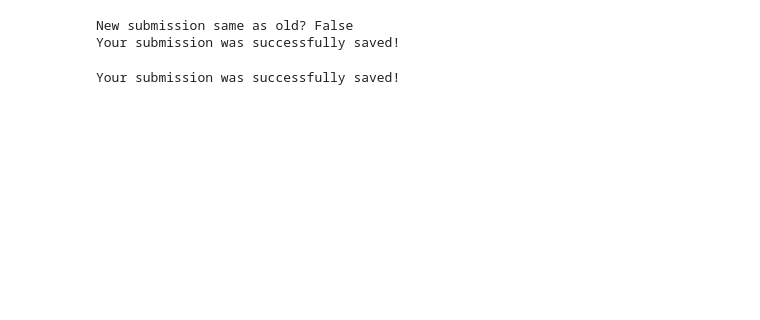
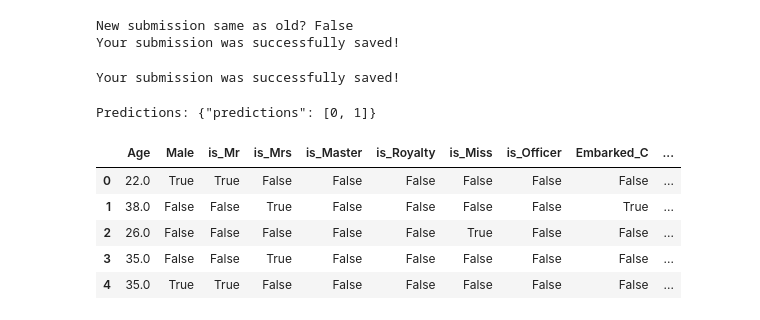
Before and after one commit to tomislavrekic/MLOps-Testing, a Jupyter notebook: src/titanic.ipynb, the cells around one changed output. Saved outputs shown, nothing was run; the diff lists cells and outputs as text; code cells hidden in the pictures; blank space fills up the shorter version.

Commit message:
testing GH actions

```diff
--- a/src/titanic.ipynb
+++ b/src/titanic.ipynb
@@ -146,7 +146,7 @@ mlflow_exp_name = "titanic-hyp-" + str(uuid.uuid4()).split("-")[0]
 preprocessor = DataPreprocessor()
 
 best_params = rft.tune_model(train_df,
-                         n_trials=150,
+                         n_trials=100,
                          preprocessor=preprocessor,
                          study_name=mlflow_exp_name,
                          mlflow_tracking_uri=mlflow_tracking_uri)
@@ -170,6 +170,9 @@ with mlflow.start_run(run_name='rf_baseline'):
                     preprocessor=preprocessor)
 
     joined_train = pd.concat((X_train,y_train),axis=1)
+    db_path = "../data/df.parquet.gzip"
+    joined_train.to_parquet(db_path, compression="gzip")
+    mlflow.log_artifact(db_path)
     mlflow_train_dataset: PandasDataset = mlflow.data.from_pandas(joined_train)
     mlflow.log_input(mlflow_train_dataset, context="training")
     mlflow.log_params(params=param)
@@ -219,6 +222,59 @@ output.to_csv('../kaggle/titanic/submission.csv', index=False)
 print("Your submission was successfully saved!")
 # %% [output]
 Your submission was successfully saved!
+# %%
+import requests
+import json
+
+host = '0.0.0.0'
+port = '5002'
+
+url = f'http://{host}:{port}/invocations'
+
+headers = {
+    'Content-Type': 'application/json',
+}
+
+# test_data is a Pandas dataframe with data for testing the ML model
+process = DataPreprocessor()
+x_test = process.preprocess_dataset(test_df, test=True)
+http_data = x_test.iloc[0].to_json(orient='split')
+
+temp_data = json.loads(http_data)
+#["Age","Male","is_Mr","is_Royalty","is_Mrs","is_Master","is_Miss","is_Officer","Embarked_C","Embarked_Q",
+# "Embarked_S","Pclass_1","Pclass_2","Pclass_3","FamilySize","FarePerPerson"]
+pred_data = [[34.5,True,True,False,False,False,False,False,False,True,False,False,False,True,0,7.8292],
+             [22.0,False,False,False,False,False,True,False,False,True,False,True,False,False,4,17.8292]]
+a = {
+    "dataframe_split": {
+        "columns": temp_data["index"],
+        "data": [temp_data["data"]]
+    }
+}
+b = {
+    "dataframe_split": {
+        "columns": temp_data["index"],
+        "data": pred_data
+    }
+}
+#print(json.dumps(a, indent=4))
+#print(a)
+
+r = requests.post(url=url, headers=headers, data=json.dumps(b))
+
+print(f'Predictions: {r.text}')
+# %% [output]
+Predictions: {"predictions": [0, 1]}
+# %%
+load_db = pd.read_parquet(db_path)
+load_db.head()
+# %% [output]
+|  | Age | Male | is_Mr | is_Mrs | is_Master | is_Royalty | is_Miss | is_Officer | Embarked_C | ... |
+| 0 | 22.0 | True | True | False | False | False | False | False | False | ... |
+| 1 | 38.0 | False | False | True | False | False | False | False | True | ... |
+| 2 | 26.0 | False | False | False | False | False | True | False | False | ... |
+| 3 | 35.0 | False | False | True | False | False | False | False | False | ... |
+| 4 | 35.0 | True | True | False | False | False | False | False | False | ... |
 # %%
 import graphviz
 from sklearn.tree import export_graphviz
```
Also changed, not shown: parts of 2 cells of this notebook.
